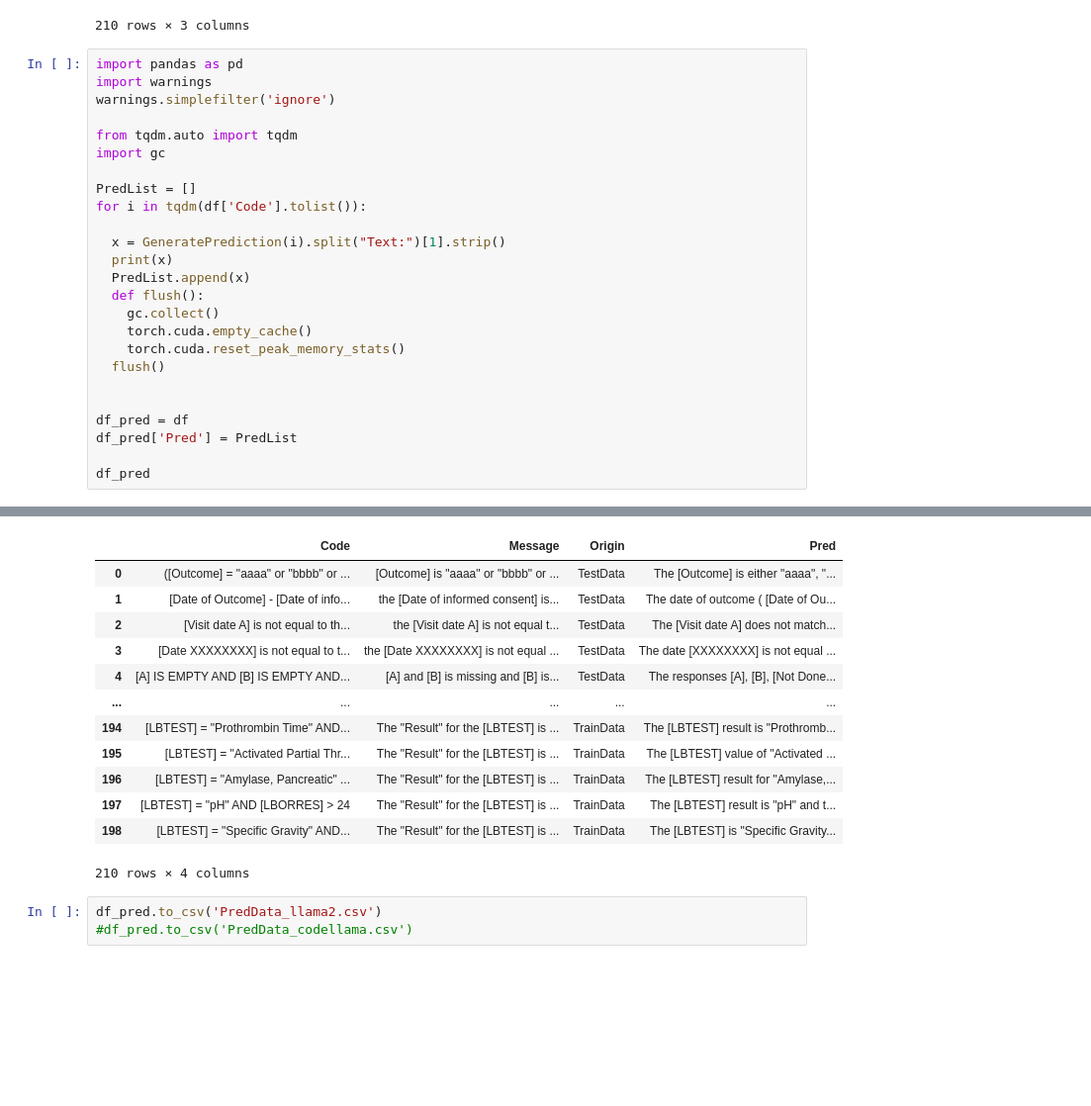
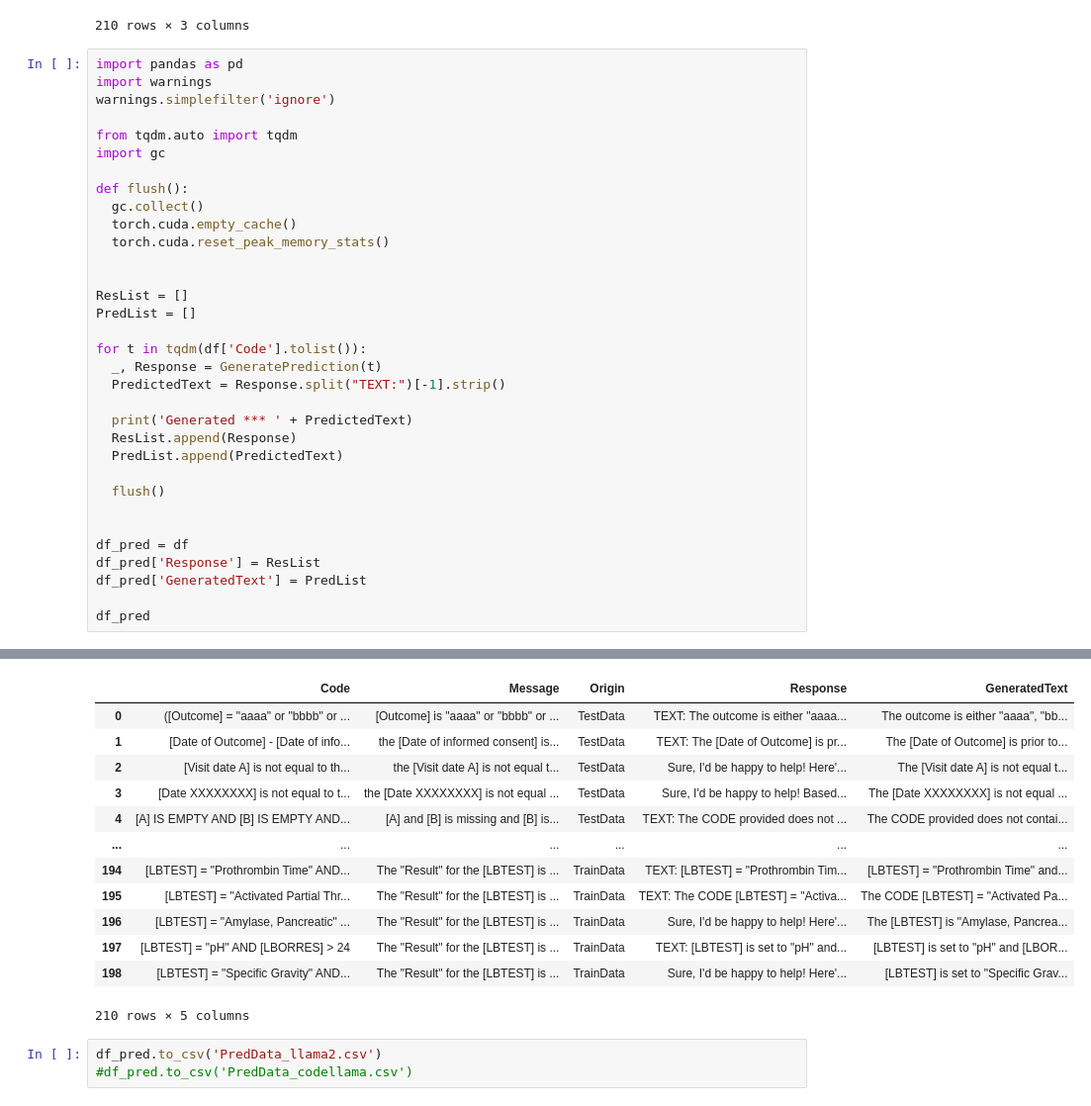
Before and after one commit to Takumi173/2023Test, a Jupyter notebook: PseudoCodeToText_Generation.ipynb, the cells around one changed output, grey strips where cells are left out. Shown at 99% size. Cells and saved outputs as stored; diff of their text form; blank space fills up the shorter version.

```diff
--- a/PseudoCodeToText_Generation.ipynb
+++ b/PseudoCodeToText_Generation.ipynb
@@ -217,21 +242,29 @@ warnings.simplefilter('ignore')
 from tqdm.auto import tqdm
 import gc
 
+def flush():
+  gc.collect()
+  torch.cuda.empty_cache()
+  torch.cuda.reset_peak_memory_stats()
+
+
+ResList = []
 PredList = []
-for i in tqdm(df['Code'].tolist()):
 
-  x = GeneratePrediction(i).split("Text:")[1].strip()
-  print(x)
-  PredList.append(x)
-  def flush():
-    gc.collect()
-    torch.cuda.empty_cache()
-    torch.cuda.reset_peak_memory_stats()
+for t in tqdm(df['Code'].tolist()):
+  _, Response = GeneratePrediction(t)
+  PredictedText = Response.split("TEXT:")[-1].strip()
+
+  print('Generated *** ' + PredictedText)
+  ResList.append(Response)
+  PredList.append(PredictedText)
+
   flush()
 
 
 df_pred = df
-df_pred['Pred'] = PredList
+df_pred['Response'] = ResList
+df_pred['GeneratedText'] = PredList
 
 df_pred
 # %% [output]
@@ -255,16 +288,16 @@ The [LBTEST] is "Specific Gravity" and the [LBORRES] is greater than 3. Please r
-|  | Code | Message | Origin | Pred |
-| 0 | ([Outcome] = "aaaa" or "bbbb" or ... | [Outcome] is "aaaa" or "bbbb" or ... | TestData | The [Outcome] is either "aaaa", "... |
-| 1 | [Date of Outcome] - [Date of info... | the [Date of informed consent] is... | TestData | The date of outcome ( [Date of Ou... |
-| 2 | [Visit date A] is not equal to th... | the [Visit date A] is not equal t... | TestData | The [Visit date A] does not match... |
-| 3 | [Date XXXXXXXX] is not equal to t... | the [Date XXXXXXXX] is not equal ... | TestData | The date [XXXXXXXX] is not equal ... |
-| 4 | [A] IS EMPTY AND [B] IS EMPTY AND... | [A] and [B] is missing and [B] is... | TestData | The responses [A], [B], [Not Done... |
-| ... | ... | ... | ... | ... |
-| 194 | [LBTEST] = "Prothrombin Time" AND... | The "Result" for the [LBTEST] is ... | TrainData | The [LBTEST] result is "Prothromb... |
-| 195 | [LBTEST] = "Activated Partial Thr... | The "Result" for the [LBTEST] is ... | TrainData | The [LBTEST] value of "Activated ... |
-| 196 | [LBTEST] = "Amylase, Pancreatic" ... | The "Result" for the [LBTEST] is ... | TrainData | The [LBTEST] result for "Amylase,... |
-| 197 | [LBTEST] = "pH" AND [LBORRES] > 24 | The "Result" for the [LBTEST] is ... | TrainData | The [LBTEST] result is "pH" and t... |
-| 198 | [LBTEST] = "Specific Gravity" AND... | The "Result" for the [LBTEST] is ... | TrainData | The [LBTEST] is "Specific Gravity... |
+|  | Code | Message | Origin | Response | GeneratedText |
+| 0 | ([Outcome] = "aaaa" or "bbbb" or ... | [Outcome] is "aaaa" or "bbbb" or ... | TestData | TEXT: The outcome is either "aaaa... | The outcome is either "aaaa", "bb... |
+| 1 | [Date of Outcome] - [Date of info... | the [Date of informed consent] is... | TestData | TEXT: The [Date of Outcome] is pr... | The [Date of Outcome] is prior to... |
+| 2 | [Visit date A] is not equal to th... | the [Visit date A] is not equal t... | TestData | Sure, I'd be happy to help! Here'... | The [Visit date A] is not equal t... |
+| 3 | [Date XXXXXXXX] is not equal to t... | the [Date XXXXXXXX] is not equal ... | TestData | Sure, I'd be happy to help! Based... | The [Date XXXXXXXX] is not equal ... |
+| 4 | [A] IS EMPTY AND [B] IS EMPTY AND... | [A] and [B] is missing and [B] is... | TestData | TEXT: The CODE provided does not ... | The CODE provided does not contai... |
+| ... | ... | ... | ... | ... | ... |
+| 194 | [LBTEST] = "Prothrombin Time" AND... | The "Result" for the [LBTEST] is ... | TrainData | TEXT: [LBTEST] = "Prothrombin Tim... | [LBTEST] = "Prothrombin Time" and... |
+| 195 | [LBTEST] = "Activated Partial Thr... | The "Result" for the [LBTEST] is ... | TrainData | TEXT: The CODE [LBTEST] = "Activa... | The CODE [LBTEST] = "Activated Pa... |
+| 196 | [LBTEST] = "Amylase, Pancreatic" ... | The "Result" for the [LBTEST] is ... | TrainData | Sure, I'd be happy to help! Here'... | The [LBTEST] is "Amylase, Pancrea... |
+| 197 | [LBTEST] = "pH" AND [LBORRES] > 24 | The "Result" for the [LBTEST] is ... | TrainData | TEXT: [LBTEST] is set to "pH" and... | [LBTEST] is set to "pH" and [LBOR... |
+| 198 | [LBTEST] = "Specific Gravity" AND... | The "Result" for the [LBTEST] is ... | TrainData | Sure, I'd be happy to help! Here'... | [LBTEST] is set to "Specific Grav... |
-210 rows × 4 columns
+210 rows × 5 columns
 # %%
 df_pred.to_csv('PredData_llama2.csv')
 #df_pred.to_csv('PredData_codellama.csv')
```
Also changed, not shown: parts of 4 cells of this notebook.
